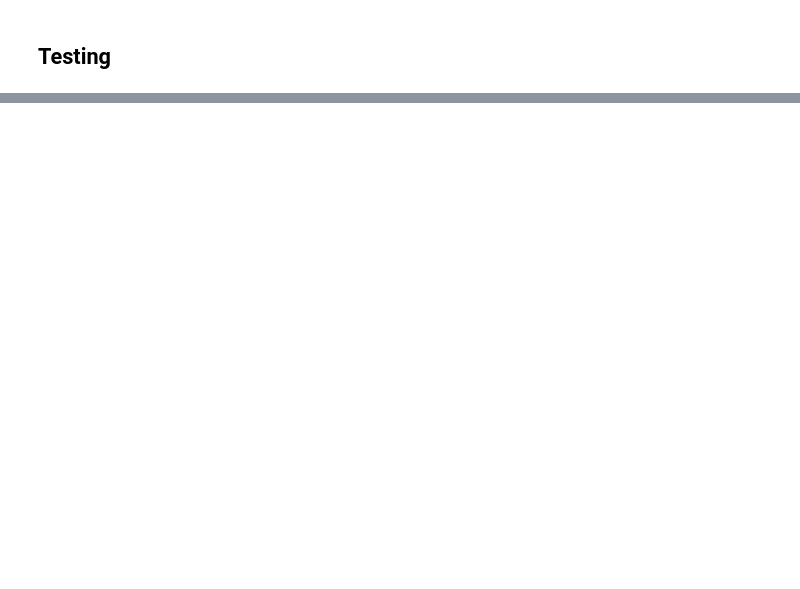
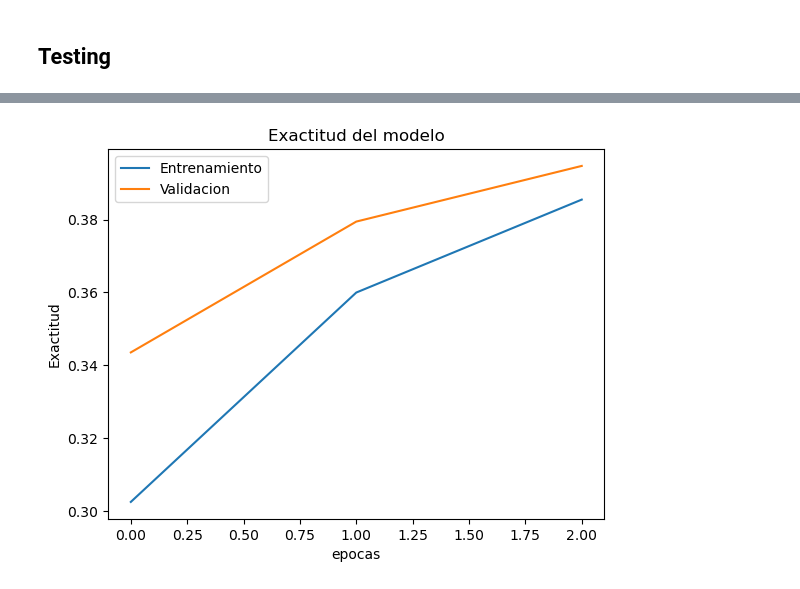
Before and after one commit to LuengoJavier/Tarea_Grupal_2, a Jupyter notebook: tarea2_p2.ipynb, the cells around one changed output, grey strips where cells are left out. Saved outputs shown, nothing was run; the diff lists cells and outputs as text; code cells hidden in the pictures; blank space fills up the shorter version.

```diff
--- a/tarea2_p2.ipynb
+++ b/tarea2_p2.ipynb
@@ -337,0 +446,12 @@ predictions_dict
+# %%
+# Guardar exactitud
+plt.figure()
+plt.plot(history.history["accuracy"])
+plt.plot(history.history["val_accuracy"])
+plt.title('Exactitud del modelo')
+plt.ylabel('Exactitud')
+plt.xlabel('epocas')
+plt.legend(['Entrenamiento', 'Validacion'], loc='best')
+plt.savefig('funcion_exactitudmodelo.png')
+# %% [output]
+[figure, added]
```
Also changed, not shown: parts of 14 cells of this notebook, 1 other file.
